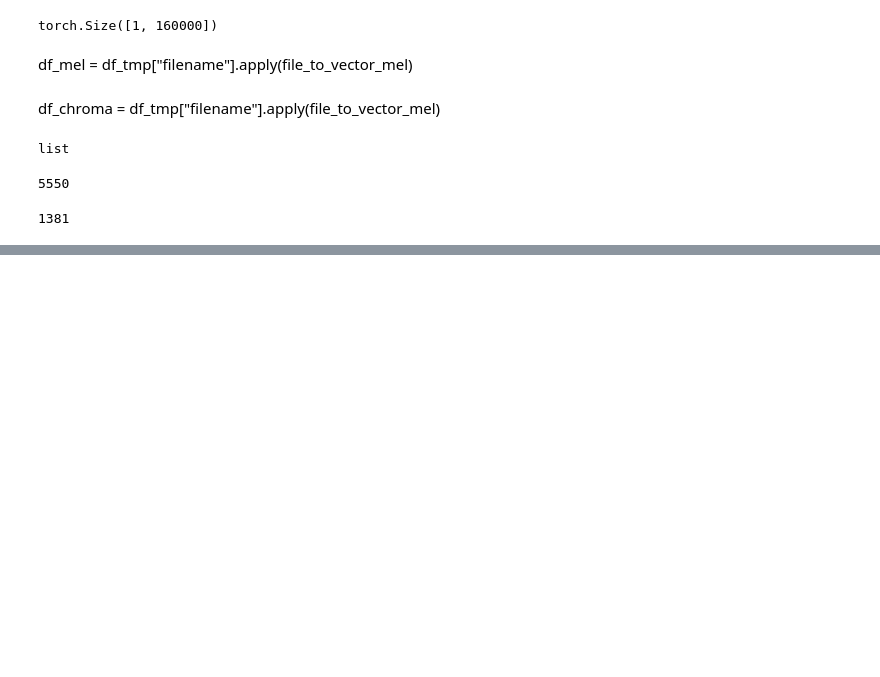
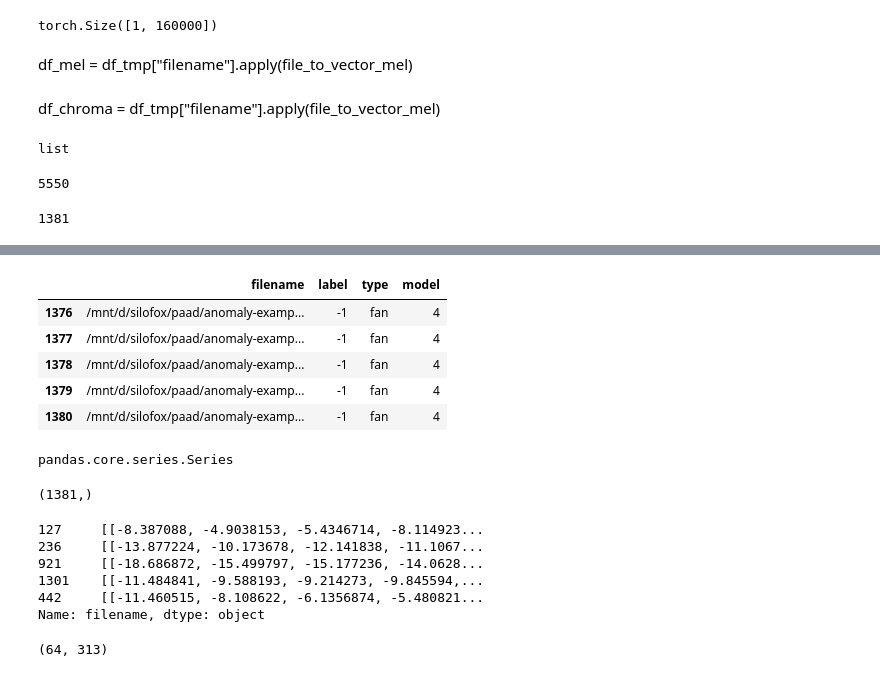
Before and after one commit to meloncus/Paad, a Jupyter notebook: test_and_mockup.ipynb, the cells around one changed output, grey strips where cells are left out. Cells and saved outputs as stored; diff of their text form; code cells hidden in the pictures; blank space fills up the shorter version.

```diff
--- a/test_and_mockup.ipynb
+++ b/test_and_mockup.ipynb
@@ -554,0 +581,9 @@ len(dropped_data)
+# %%
+df.tail()
+# %% [output]
+|  | filename | label | type | model |
+| 1376 | /mnt/d/silofox/paad/anomaly-examp... | -1 | fan | 4 |
+| 1377 | /mnt/d/silofox/paad/anomaly-examp... | -1 | fan | 4 |
+| 1378 | /mnt/d/silofox/paad/anomaly-examp... | -1 | fan | 4 |
+| 1379 | /mnt/d/silofox/paad/anomaly-examp... | -1 | fan | 4 |
+| 1380 | /mnt/d/silofox/paad/anomaly-examp... | -1 | fan | 4 |
@@ -554,0 +592,21 @@ len(dropped_data)
+# %%
+type(df_mel)
+# %% [output]
+pandas.core.series.Series
+# %%
+df_mel.shape
+# %% [output]
+(1381,)
+# %%
+df_mel.sample(5)
+# %% [output]
+127     [[-8.387088, -4.9038153, -5.4346714, -8.114923...
+236     [[-13.877224, -10.173678, -12.141838, -11.1067...
+921     [[-18.686872, -15.499797, -15.177236, -14.0628...
+1301    [[-11.484841, -9.588193, -9.214273, -9.845594,...
+442     [[-11.460515, -8.108622, -6.1356874, -5.480821...
+Name: filename, dtype: object
+# %%
+df_mel[0].shape
+# %% [output]
+(64, 313)
```
Also changed, not shown: parts of 8 cells of this notebook, 11 other files.
